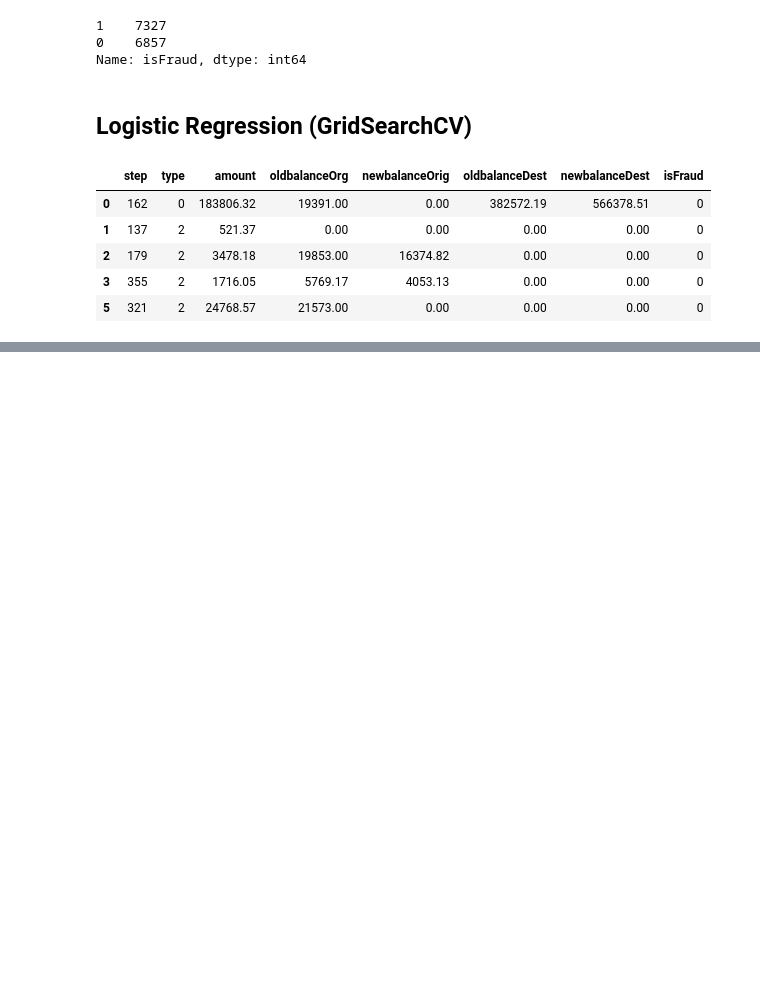
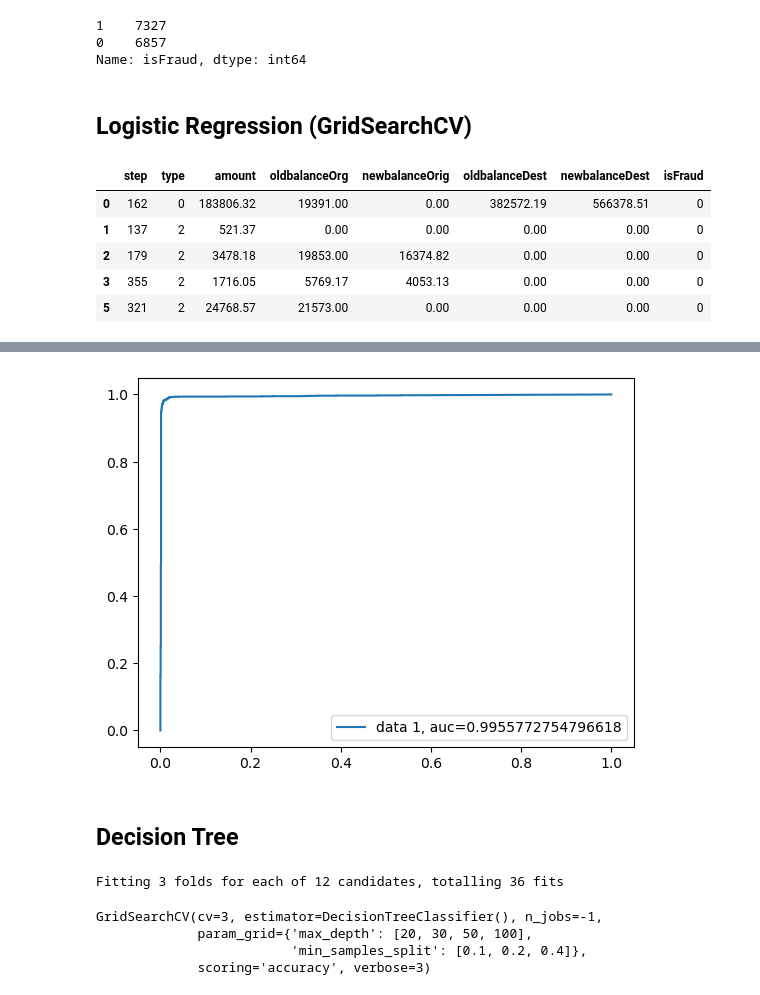
Before and after one commit to Sahil-Naik/Machine-Learning, a Jupyter notebook: Fraud Detection/Source_Code_V2.ipynb, the cells around one changed output, grey strips where cells are left out. Drawn from its saved outputs; the diff is of its cells as text; code cells hidden in the pictures; blank space fills up the shorter version.

```diff
--- a/Fraud Detection/Source_Code_V2.ipynb
+++ b/Fraud Detection/Source_Code_V2.ipynb
@@ -505,0 +595,13 @@ plt.show()
+# %%
+y_pred_proba_SVC = optimal_SVC_clf.predict_proba(X_test)[::,1]
+# %%
+# ROC AUC CURVE
+fpr, tpr, _ = roc_curve(y_test,  y_pred_proba_SVC)
+auc = roc_auc_score(y_test, y_pred_proba_SVC)
+plt.plot(fpr,tpr,label="data 1, auc="+str(auc))
+plt.legend(loc=4)
+plt.show()
+# %% [output]
+[figure, added]
+# %% [markdown]
+## Decision Tree
@@ -505,0 +617,9 @@ plt.show()
+# %%
+grid_DTC_clf = GridSearchCV(DecisionTreeClassifier(), param_grid, scoring = 'accuracy', n_jobs = -1, verbose = 3, cv = 3)
+grid_DTC_clf.fit(X_train, y_train)
+# %% [output]
+Fitting 3 folds for each of 12 candidates, totalling 36 fits
+GridSearchCV(cv=3, estimator=DecisionTreeClassifier(), n_jobs=-1,
+             param_grid={'max_depth': [20, 30, 50, 100],
+                         'min_samples_split': [0.1, 0.2, 0.4]},
+             scoring='accuracy', verbose=3)
```
Also changed, not shown: parts of 74 cells of this notebook.
